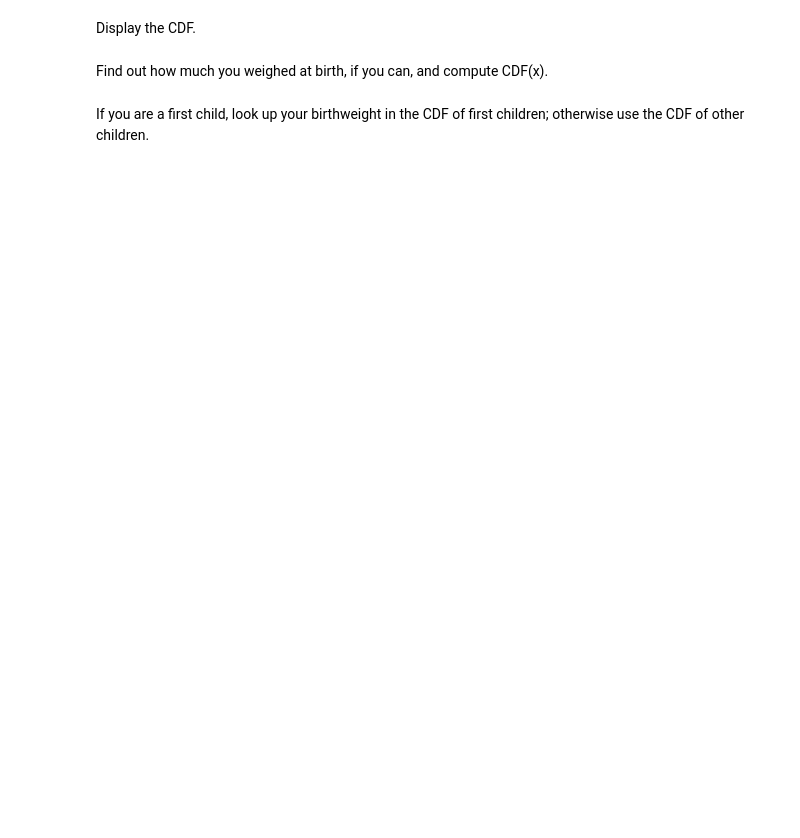
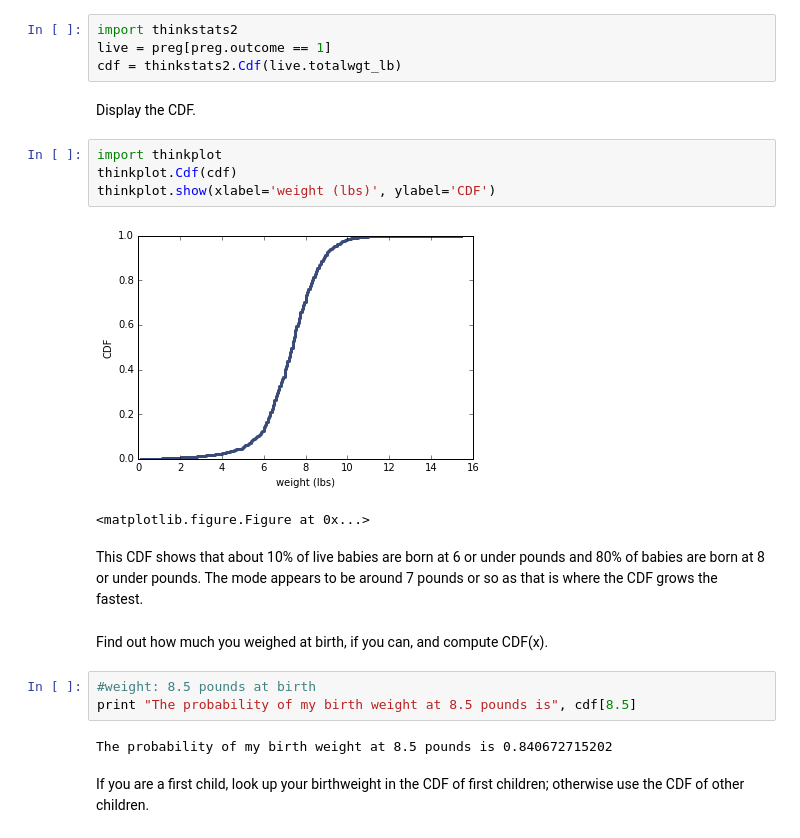
Before and after one commit to paulruvolo/DataScience16, a Jupyter notebook: ThinkStats2/chap04ex.ipynb, the cells around one changed output. Saved outputs shown, nothing was run; the diff lists cells and outputs as text; blank space fills up the shorter version.

```diff
--- a/ThinkStats2/chap04ex.ipynb
+++ b/ThinkStats2/chap04ex.ipynb
@@ -10,9 +10,27 @@ import nsfg
 preg = nsfg.ReadFemPreg()
 # %% [markdown]
 Select live births, then make a CDF of <tt>totalwgt_lb</tt>.
+# %%
+import thinkstats2
+live = preg[preg.outcome == 1]
+cdf = thinkstats2.Cdf(live.totalwgt_lb)
 # %% [markdown]
 Display the CDF.
+# %%
+import thinkplot
+thinkplot.Cdf(cdf)
+thinkplot.show(xlabel='weight (lbs)', ylabel='CDF')
+# %% [output]
+[figure, added]
+<matplotlib.figure.Figure at 0x...>
+# %% [markdown]
+This CDF shows that about 10% of live babies are born at 6 or under pounds and 80% of babies are born at 8 or under pounds. The mode appears to be around 7 pounds or so as that is where the CDF grows the fastest.
 # %% [markdown]
 Find out how much you weighed at birth, if you can, and compute CDF(x).
+# %%
+#weight: 8.5 pounds at birth
+print "The probability of my birth weight at 8.5 pounds is", cdf[8.5]
+# %% [output]
+The probability of my birth weight at 8.5 pounds is 0.840672715202
 # %% [markdown]
 If you are a first child, look up your birthweight in the CDF of first children; otherwise use the CDF of other children.
```
Also changed, not shown: parts of 12 cells of this notebook.
